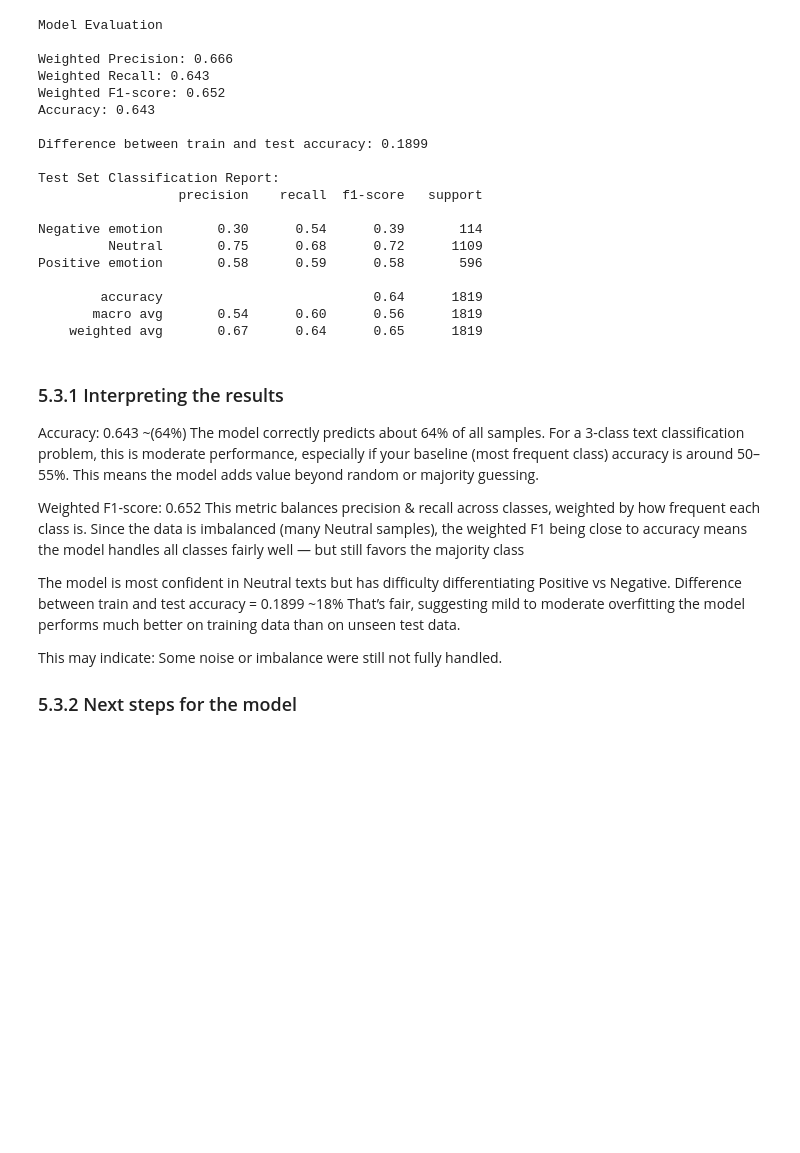
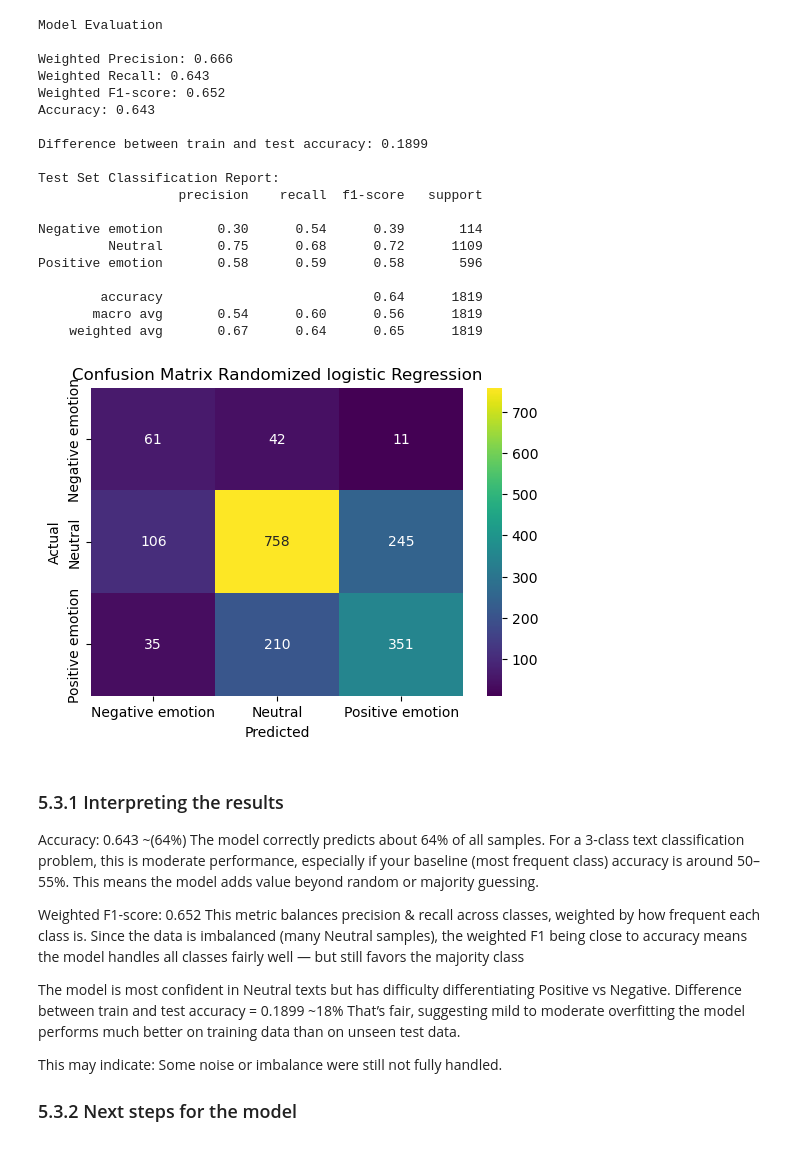
Before and after one commit to r0sh1ddy/apple-and-google-sentimentanalysis, a Jupyter notebook: analysis_nlp.ipynb, the cells around one changed output. Saved outputs shown, nothing was run; the diff lists cells and outputs as text; code cells hidden in the pictures; blank space fills up the shorter version.

```diff
--- a/analysis_nlp.ipynb
+++ b/analysis_nlp.ipynb
@@ -1939,6 +1943,18 @@ Positive emotion       0.58      0.59      0.58       596
         accuracy                           0.64      1819
        macro avg       0.54      0.60      0.56      1819
     weighted avg       0.67      0.64      0.65      1819
+# %%
+# Confusion Matrix
+plt.figure(figsize=(6,4))
+y_pred_test = final_model.predict(X_test)
+sns.heatmap(confusion_matrix(y_test, y_pred_test), annot=True, fmt='d', cmap='viridis',
+            xticklabels=final_model.classes_, yticklabels=final_model.classes_)
+plt.title('Confusion Matrix Randomized logistic Regression')
+plt.xlabel('Predicted')
+plt.ylabel('Actual')
+plt.show()
+# %% [output]
+[figure, added]
 # %% [markdown]
 ### 5.3.1 Interpreting the results
 Accuracy: 0.643 ~(64%)
```
Also changed, not shown: parts of 41 cells of this notebook.
